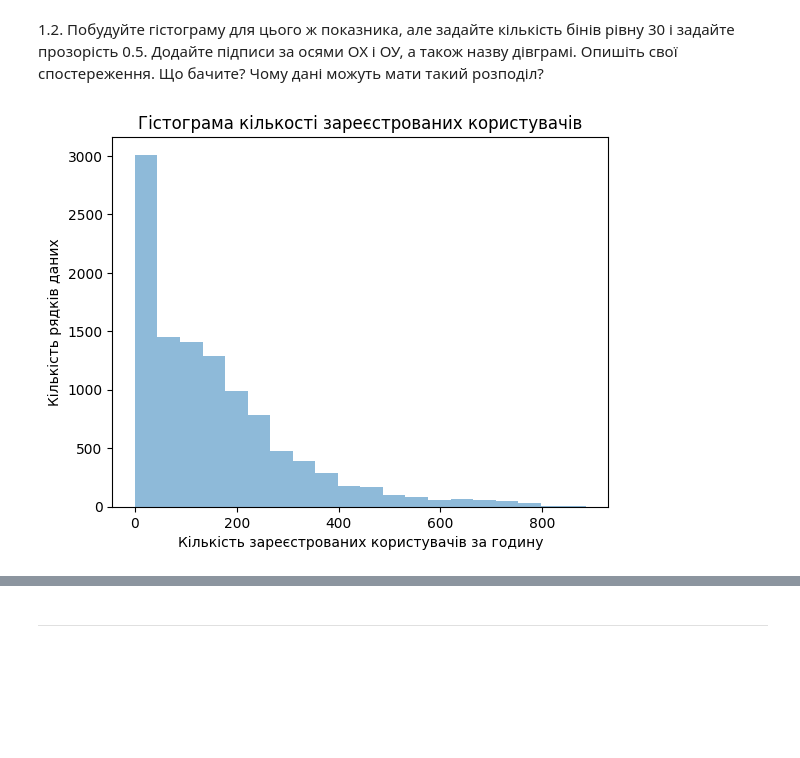
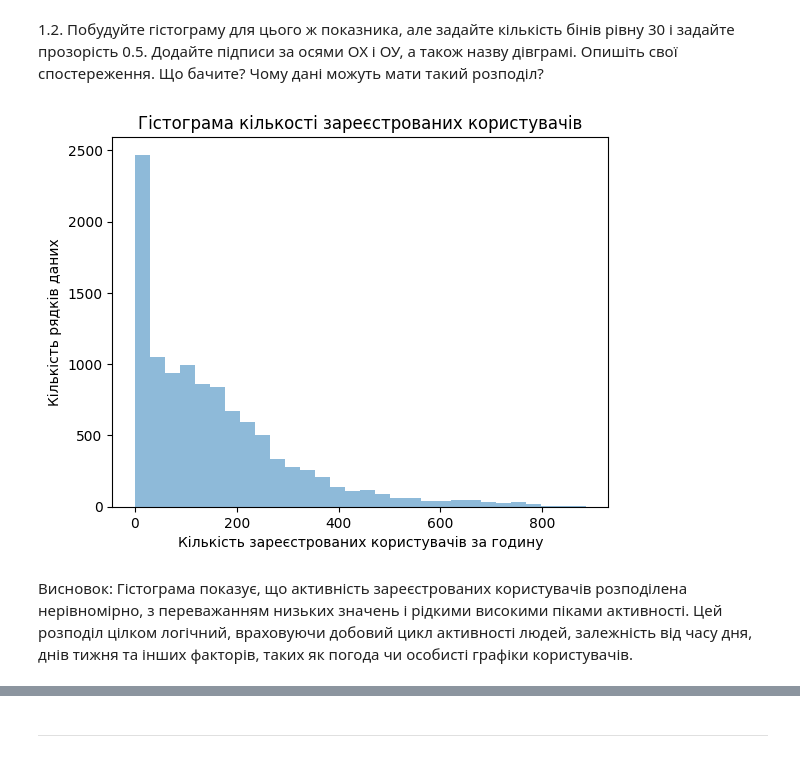
Before and after one commit to KoshiBG/Python_for_data_analysis, a Jupyter notebook: Копія_записника_"hw_4_4_Візуалізація_з_pandas_ipynb".ipynb, the cells around one changed output, grey strips where cells are left out. Cells and saved outputs as stored; diff of their text form; code cells hidden in the pictures; blank space fills up the shorter version.

```diff
--- a/Копія_записника_"hw_4_4_Візуалізація_з_pandas_ipynb".ipynb
+++ b/Копія_записника_"hw_4_4_Візуалізація_з_pandas_ipynb".ipynb
@@ -31,6 +31,9 @@ https://pandas.pydata.org/docs/reference/api/pandas.DataFrame.plot.html
 import numpy as np
 import pandas as pd
 from matplotlib import pyplot as plt
+# %%
+data_path = '../content/drive/MyDrive/code/data/yulu_rental.csv'
+df = pd.read_csv(data_path)
 # %% [markdown]
 1.1. Користуючись групою методів `pandas.plot` побудуйте гістограму кількості зареєстрованих користувачів з налаштуваннями за замовченням (тобто без жодних додаткових параметрів).
 # %%
@@ -40,12 +43,15 @@ plt.hist(df['registered']);
 # %% [markdown]
 1.2. Побудуйте гістограму для цього ж показника, але задайте кількість бінів рівну 30 і задайте прозорість 0.5. Додайте підписи за осями ОХ і ОУ, а також назву дівграмі. Опишіть свої спостереження. Що бачите? Чому дані можуть мати такий розподіл?
 # %%
-plt.hist(df['registered'],bins=20, alpha=.5)
+plt.hist(df['registered'],bins=30, alpha=.5)
 plt.title("Гістограма кількості зареєстрованих користувачів")
 plt.xlabel('Кількість зареєстрованих користувачів за годину')
 plt.ylabel("Кількість рядків даних");
 # %% [output]
-[figure, old version]
+[figure, new version]
+# %% [markdown]
+Висновок:
+Гістограма показує, що активність зареєстрованих користувачів розподілена нерівномірно, з переважанням низьких значень і рідкими високими піками активності. Цей розподіл цілком логічний, враховуючи добовий цикл активності людей, залежність від часу дня, днів тижня та інших факторів, таких як погода чи особисті графіки користувачів.
 # %% [markdown]
 Має вийти щось таке (може бути без сітки):
 
```
